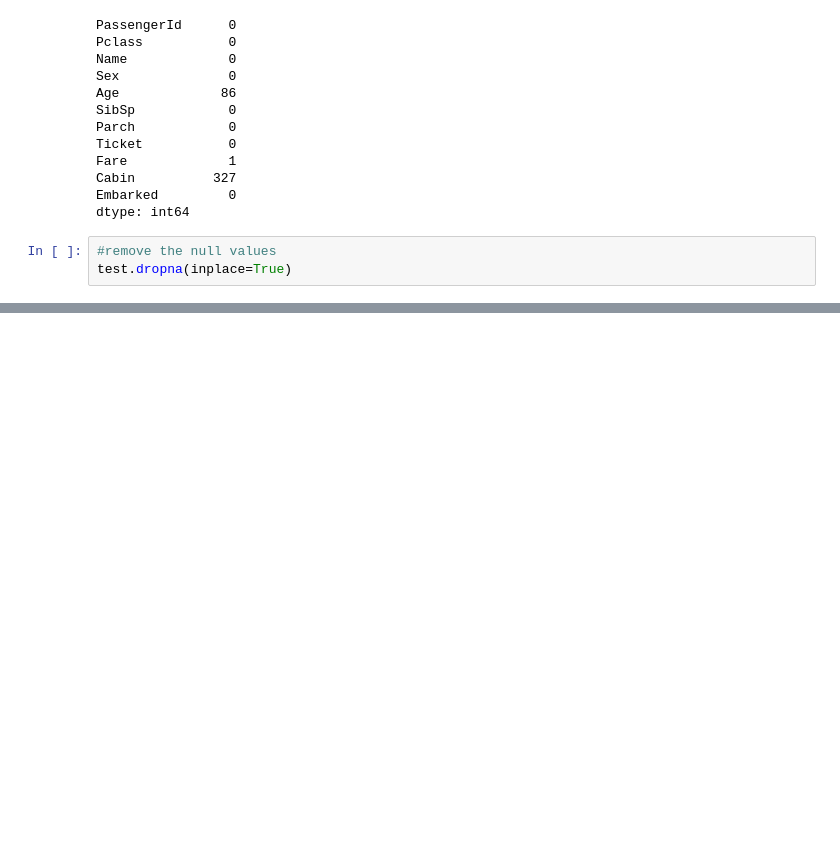
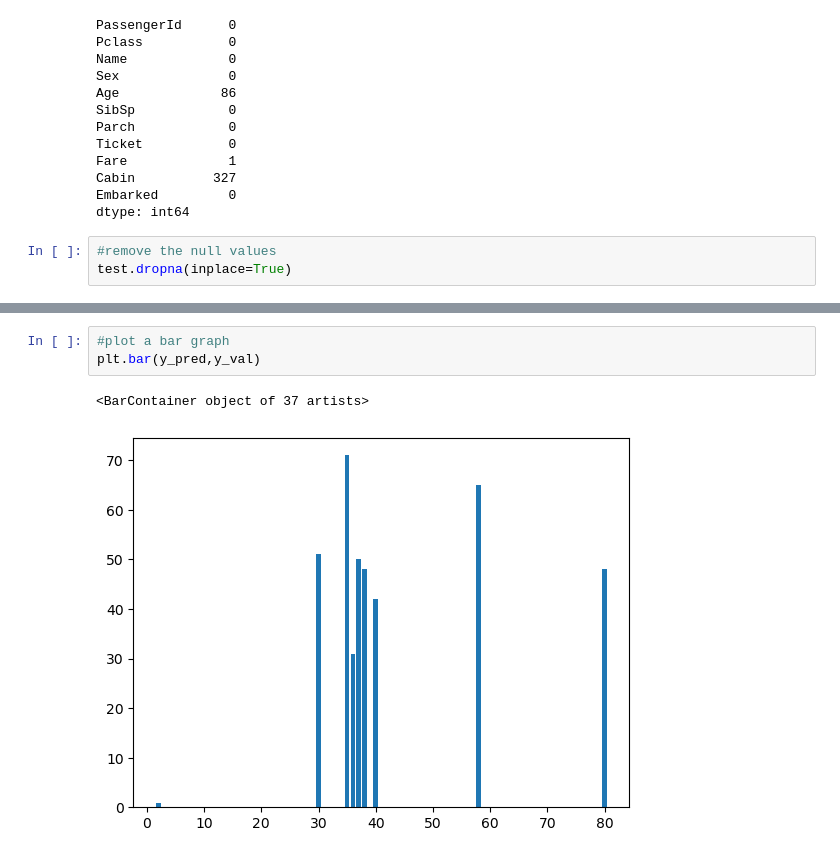
Before and after one commit to CodeBall-Pitch/Fake-news-detection, a Jupyter notebook: titanic/titanic/titan.ipynb, the cells around one changed output, grey strips where cells are left out. Saved outputs shown, nothing was run; the diff lists cells and outputs as text; blank space fills up the shorter version.

```diff
--- a/titanic/titanic/titan.ipynb
+++ b/titanic/titanic/titan.ipynb
@@ -102,0 +208,6 @@ test.dropna(inplace=True)
+# %%
+#plot a bar graph
+plt.bar(y_pred,y_val)
+# %% [output]
+<BarContainer object of 37 artists>
+[figure, added]
```
Also changed, not shown: parts of 17 cells of this notebook, 1 other file.
